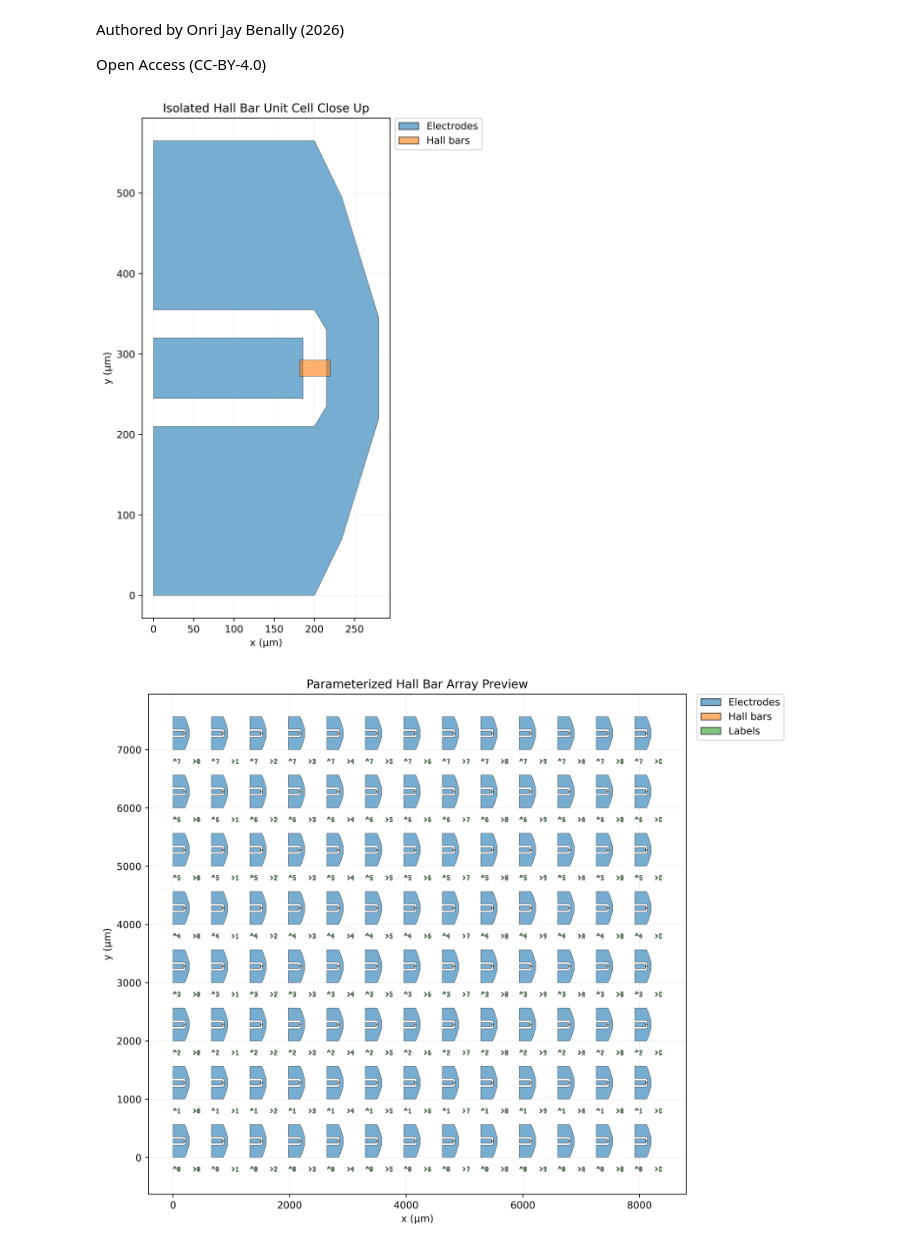
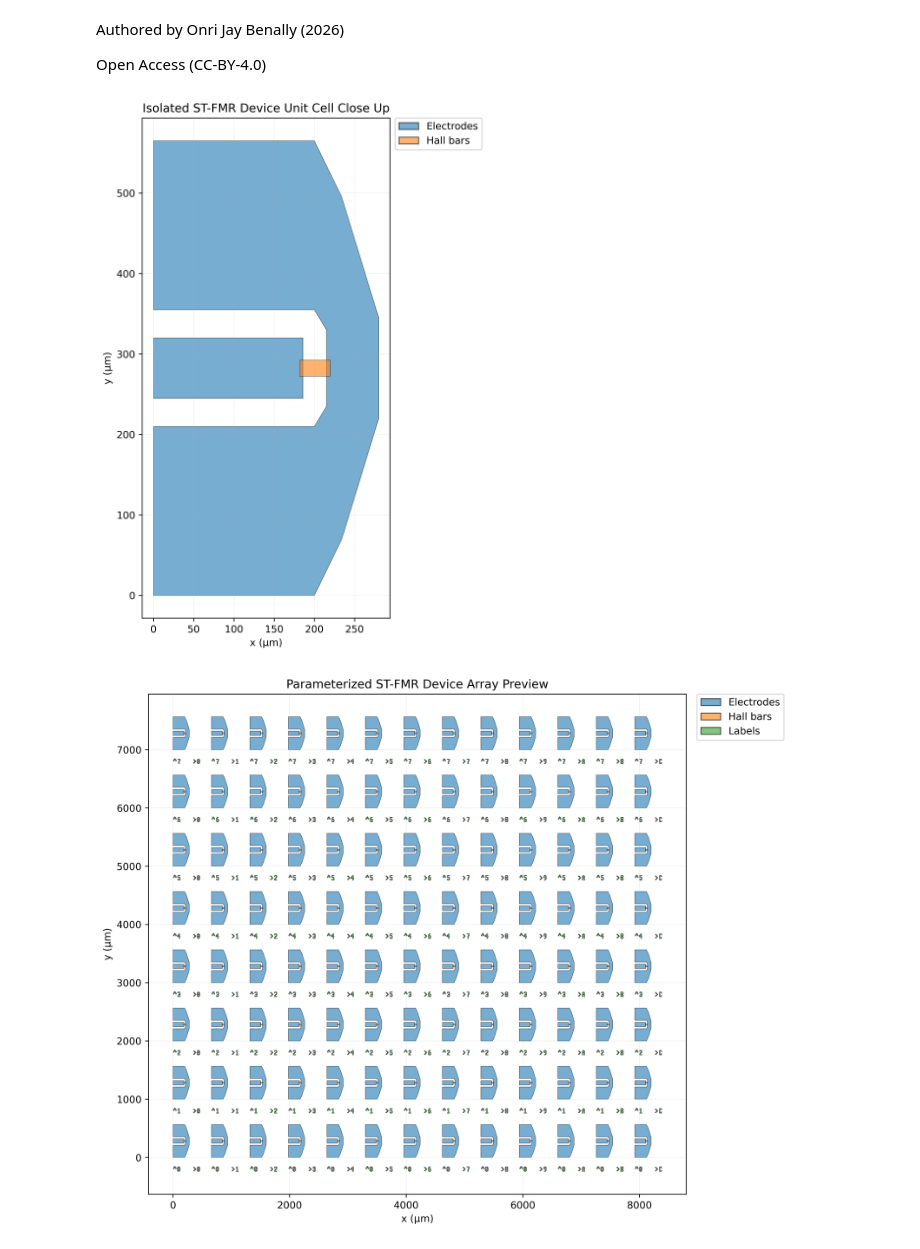
Before and after one commit to OJB-Quantum/Spintronics-Generative-Layouts, a Jupyter notebook: Micron_ST_FMR_Devices_Test_Array_with_Labels_in_Colab.ipynb, the cells around one changed output. Cells and saved outputs as stored; diff of their text form; code cells hidden in the pictures.

```diff
--- a/Micron_ST_FMR_Devices_Test_Array_with_Labels_in_Colab.ipynb
+++ b/Micron_ST_FMR_Devices_Test_Array_with_Labels_in_Colab.ipynb
@@ -382,37 +382,37 @@ def plot_layout_preview(cell: gdstk.Cell, phidl_device=None, title: str = "Layou
             borderaxespad=0.0,
             frameon=True,
         )
 
     fig.tight_layout(rect=(0.0, 0.0, 0.82, 1.0))
     plt.show()
 
 
 # Execution and generation process
 library, top_cell, unit_cell, metadata = make_hall_bar_array()
 output_path = export_layout(library, OUTPUT_BASENAME, EXPORT_FORMAT)
 
 # Isolate and plot the single unit cell close up
 phidl_preview_unit = gdstk_cell_to_phidl_device(unit_cell)
-plot_layout_preview(unit_cell, phidl_preview_unit, title="Isolated Hall Bar Unit Cell Close Up")
+plot_layout_preview(unit_cell, phidl_preview_unit, title="Isolated ST-FMR Device Unit Cell Close Up")
 
 # Plot the comprehensive macroscopic array
 phidl_preview_top = gdstk_cell_to_phidl_device(top_cell)
-plot_layout_preview(top_cell, phidl_preview_top, title="Parameterized Hall Bar Array Preview")
+plot_layout_preview(top_cell, phidl_preview_top, title="Parameterized ST-FMR Device Array Preview")
 
 print(f"Successfully wrote the geometric layout data out to {output_path}")
 print(
     f"Electrode bounding box dimensions represent {metadata['electrode_width_um']:.3f} µm by "
     f"{metadata['electrode_height_um']:.3f} µm"
 )
 print(
     f"Calculated array pitch spacing provides {metadata['pitch_x_um']:.3f} µm by "
     f"{metadata['pitch_y_um']:.3f} µm"
 )
 print(f"Total array layout comprises {ARRAY_COLUMNS_X} columns by {ARRAY_ROWS_Y} rows")
 print(f"Main Hall bar active trace width utilizes {MAIN_HALL_BAR_TRACE_WIDTH_UM:.3f} µm")
 # %% [output]
-[figure, old version]
+[figure, new version]
-[figure, old version]
+[figure, new version]
 Successfully wrote the geometric layout data out to /content/ST_FMR_device_array.gds
 Electrode bounding box dimensions represent 280.000 µm by 565.000 µm
 Calculated array pitch spacing provides 660.000 µm by 1000.000 µm
```
